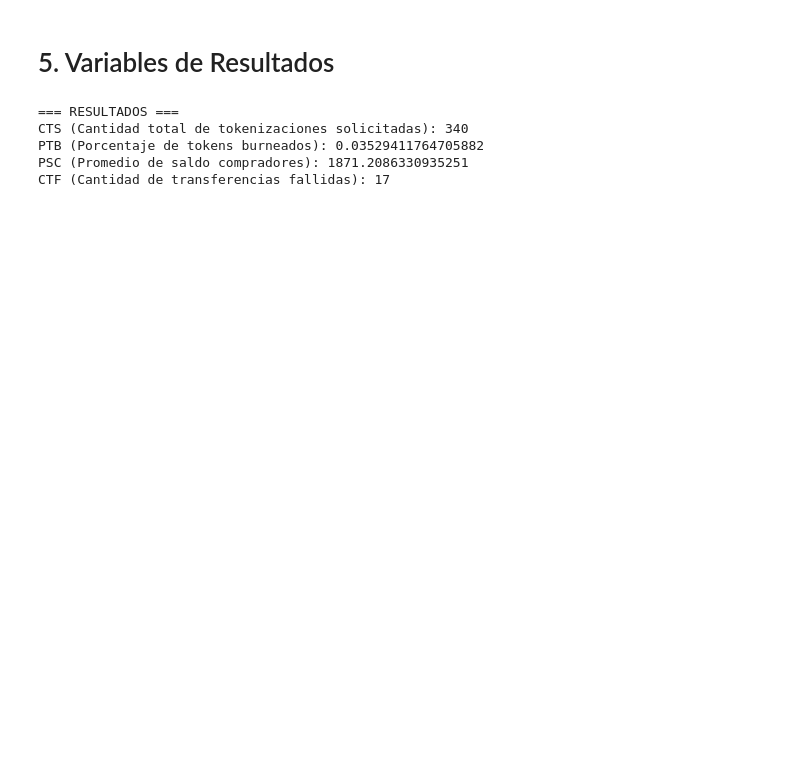
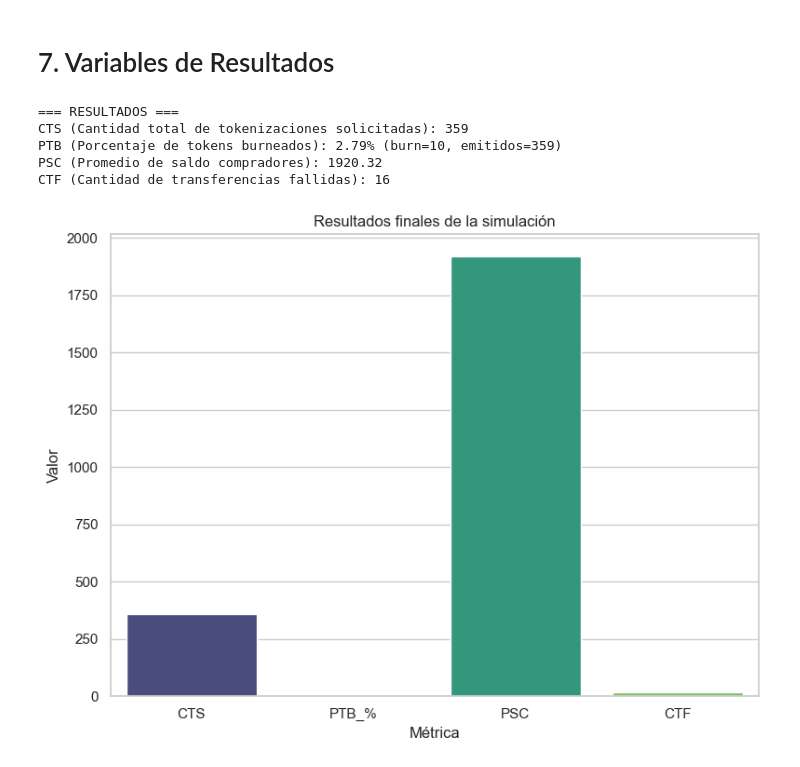
Before and after one commit to juliadp/simu-blockchain, a Jupyter notebook: TP Final Simulacion.ipynb, the cells around one changed output. Cells and saved outputs as stored; diff of their text form; code cells hidden in the pictures; blank space fills up the shorter version.

```diff
--- a/TP Final Simulacion.ipynb
+++ b/TP Final Simulacion.ipynb
@@ -242,20 +410,55 @@ Mejores ajustes LLIN:
 # %% [markdown]
-# 5. Variables de Resultados
+# 7. Variables de Resultados
-# %%
-CTS_final = CTS
-PTB_final = tokens_burneados / tokens_emitidos if tokens_emitidos > 0 else 0
-PSC_final = np.mean(saldos_compradores) if len(saldos_compradores)>0 else 0
-CTF_final = CTF
-
-print("\n=== RESULTADOS ===")
-print("CTS (Cantidad total de tokenizaciones solicitadas):", CTS_final)
-print("PTB (Porcentaje de tokens burneados):", PTB_final)
-print("PSC (Promedio de saldo compradores):", PSC_final)
-print("CTF (Cantidad de transferencias fallidas):", CTF_final)
-# %% [output]
-=== RESULTADOS ===
-CTS (Cantidad total de tokenizaciones solicitadas): 340
-PTB (Porcentaje de tokens burneados): 0.03529411764705882
-PSC (Promedio de saldo compradores): 1871.2086330935251
-CTF (Cantidad de transferencias fallidas): 17
+# %%
+import os
+os.makedirs("outputs", exist_ok=True)
+
+# Métricas finales
+CTS_final = int(CTS)
+PTB_final_pct = (tokens_burneados / tokens_emitidos * 100.0) if tokens_emitidos > 0 else 0.0
+PSC_final = float(np.mean(saldos_compradores)) if len(saldos_compradores) > 0 else 0.0
+CTF_final = int(CTF)
+
+# Tabla de métricas y export
+res_df = pd.DataFrame([
+    {"metrica": "CTS",   "valor": CTS_final},
+    {"metrica": "PTB_%", "valor": PTB_final_pct},
+    {"metrica": "PSC",   "valor": PSC_final},
+    {"metrica": "CTF",   "valor": CTF_final},
+])
+res_df.to_csv("outputs/metricas.csv", index=False)
+
+# (Opcional recomendado) Exportar conteo de eventos
+evt_counts = df_eventos["evento"].value_counts().rename_axis("evento").reset_index(name="frecuencia")
+evt_counts.to_csv("outputs/conteo_eventos.csv", index=False)
+
+# Prints formateados
+print("\n=== RESULTADOS ===")
+print(f"CTS (Cantidad total de tokenizaciones solicitadas): {CTS_final}")
+print(f"PTB (Porcentaje de tokens burneados): {PTB_final_pct:.2f}% "
+      f"(burn={tokens_burneados}, emitidos={tokens_emitidos})")
+print(f"PSC (Promedio de saldo compradores): {PSC_final:.2f}")
+print(f"CTF (Cantidad de transferencias fallidas): {CTF_final}")
+
+# Gráfico de barras (seaborn con hue para evitar FutureWarning)
+plt.figure(figsize=(8,6))
+sns.barplot(
+    data=res_df,
+    x="metrica", y="valor",
+    hue="metrica", palette="viridis",
+    dodge=False, legend=False
+)
+plt.xlabel("Métrica")
+plt.ylabel("Valor")
+plt.title("Resultados finales de la simulación")
+plt.tight_layout()
+plt.savefig("outputs/metricas_bar.png", dpi=150)
+plt.show()
+# %% [output]
+=== RESULTADOS ===
+CTS (Cantidad total de tokenizaciones solicitadas): 359
+PTB (Porcentaje de tokens burneados): 2.79% (burn=10, emitidos=359)
+PSC (Promedio de saldo compradores): 1920.32
+CTF (Cantidad de transferencias fallidas): 16
+[figure, added]
 # %% [markdown]
```
Also changed, not shown: parts of 24 cells of this notebook, 13 other files.
